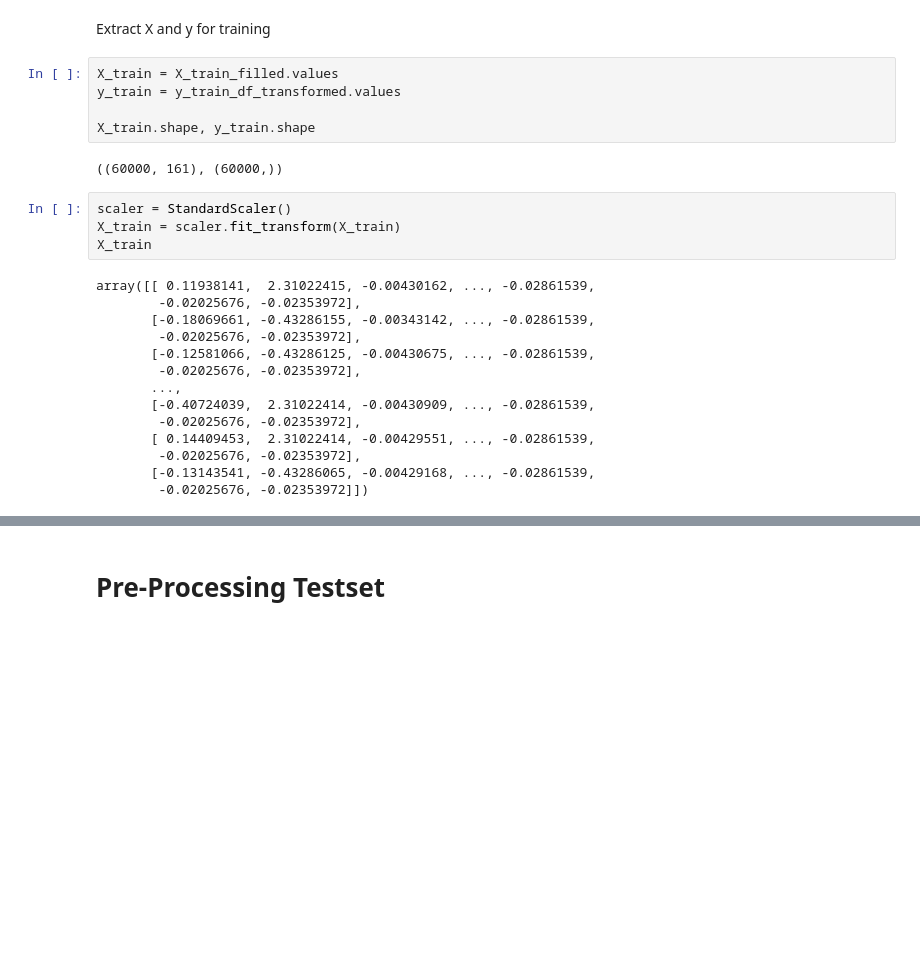
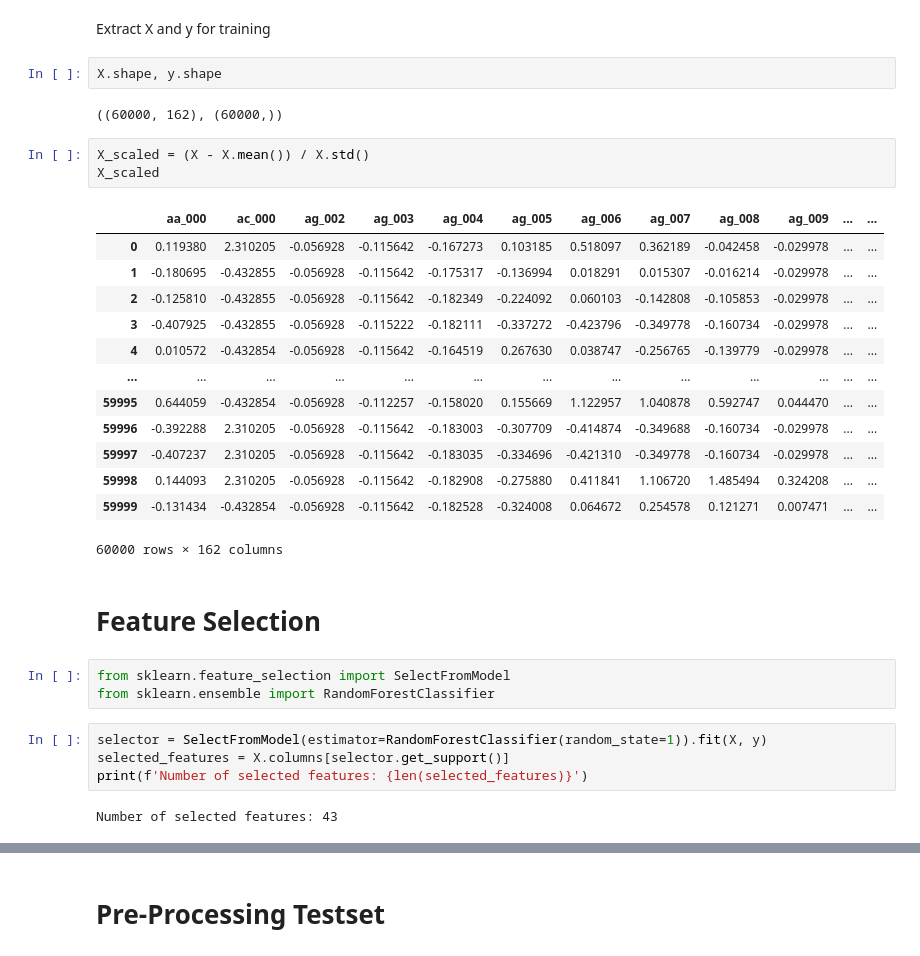
Before and after one commit to medso0018/CovTypeGridSearch, a Jupyter notebook: notebooks/apsFailure.ipynb, the cells around one changed output, grey strips where cells are left out. Cells and saved outputs as stored; diff of their text form; blank space fills up the shorter version.

```diff
--- a/notebooks/apsFailure.ipynb
+++ b/notebooks/apsFailure.ipynb
@@ -301,28 +303,35 @@ y_train_df_transformed.value_counts()
 Name: class, dtype: int64
 # %% [markdown]
 Extract X and y for training
-# %%
-X_train = X_train_filled.values
-y_train = y_train_df_transformed.values
-
-X_train.shape, y_train.shape
-# %% [output]
-((60000, 161), (60000,))
-# %%
-scaler = StandardScaler()
-X_train = scaler.fit_transform(X_train)
-X_train
-# %% [output]
-array([[ 0.11938141,  2.31022415, -0.00430162, ..., -0.02861539,
-        -0.02025676, -0.02353972],
-       [-0.18069661, -0.43286155, -0.00343142, ..., -0.02861539,
-        -0.02025676, -0.02353972],
-       [-0.12581066, -0.43286125, -0.00430675, ..., -0.02861539,
-        -0.02025676, -0.02353972],
-       ...,
-       [-0.40724039,  2.31022414, -0.00430909, ..., -0.02861539,
-        -0.02025676, -0.02353972],
-       [ 0.14409453,  2.31022414, -0.00429551, ..., -0.02861539,
-        -0.02025676, -0.02353972],
-       [-0.13143541, -0.43286065, -0.00429168, ..., -0.02861539,
-        -0.02025676, -0.02353972]])
+# %%
+X.shape, y.shape
+# %% [output]
+((60000, 162), (60000,))
+# %%
+X_scaled = (X - X.mean()) / X.std()
+X_scaled
+# %% [output]
+|  | aa_000 | ac_000 | ag_002 | ag_003 | ag_004 | ag_005 | ag_006 | ag_007 | ag_008 | ag_009 | ... | ... |
+| 0 | 0.119380 | 2.310205 | -0.056928 | -0.115642 | -0.167273 | 0.103185 | 0.518097 | 0.362189 | -0.042458 | -0.029978 | ... | ... |
+| 1 | -0.180695 | -0.432855 | -0.056928 | -0.115642 | -0.175317 | -0.136994 | 0.018291 | 0.015307 | -0.016214 | -0.029978 | ... | ... |
+| 2 | -0.125810 | -0.432855 | -0.056928 | -0.115642 | -0.182349 | -0.224092 | 0.060103 | -0.142808 | -0.105853 | -0.029978 | ... | ... |
+| 3 | -0.407925 | -0.432855 | -0.056928 | -0.115222 | -0.182111 | -0.337272 | -0.423796 | -0.349778 | -0.160734 | -0.029978 | ... | ... |
+| 4 | 0.010572 | -0.432854 | -0.056928 | -0.115642 | -0.164519 | 0.267630 | 0.038747 | -0.256765 | -0.139779 | -0.029978 | ... | ... |
+| ... | ... | ... | ... | ... | ... | ... | ... | ... | ... | ... | ... | ... |
+| 59995 | 0.644059 | -0.432854 | -0.056928 | -0.112257 | -0.158020 | 0.155669 | 1.122957 | 1.040878 | 0.592747 | 0.044470 | ... | ... |
+| 59996 | -0.392288 | 2.310205 | -0.056928 | -0.115642 | -0.183003 | -0.307709 | -0.414874 | -0.349688 | -0.160734 | -0.029978 | ... | ... |
+| 59997 | -0.407237 | 2.310205 | -0.056928 | -0.115642 | -0.183035 | -0.334696 | -0.421310 | -0.349778 | -0.160734 | -0.029978 | ... | ... |
+| 59998 | 0.144093 | 2.310205 | -0.056928 | -0.115642 | -0.182908 | -0.275880 | 0.411841 | 1.106720 | 1.485494 | 0.324208 | ... | ... |
+| 59999 | -0.131434 | -0.432854 | -0.056928 | -0.115642 | -0.182528 | -0.324008 | 0.064672 | 0.254578 | 0.121271 | 0.007471 | ... | ... |
+60000 rows × 162 columns
+# %% [markdown]
+# Feature Selection
+# %%
+from sklearn.feature_selection import SelectFromModel
+from sklearn.ensemble import RandomForestClassifier
+# %%
+selector = SelectFromModel(estimator=RandomForestClassifier(random_state=1)).fit(X, y)
+selected_features = X.columns[selector.get_support()]
+print(f'Number of selected features: {len(selected_features)}')
+# %% [output]
+Number of selected features: 43
```
Also changed, not shown: parts of 57 cells of this notebook.
